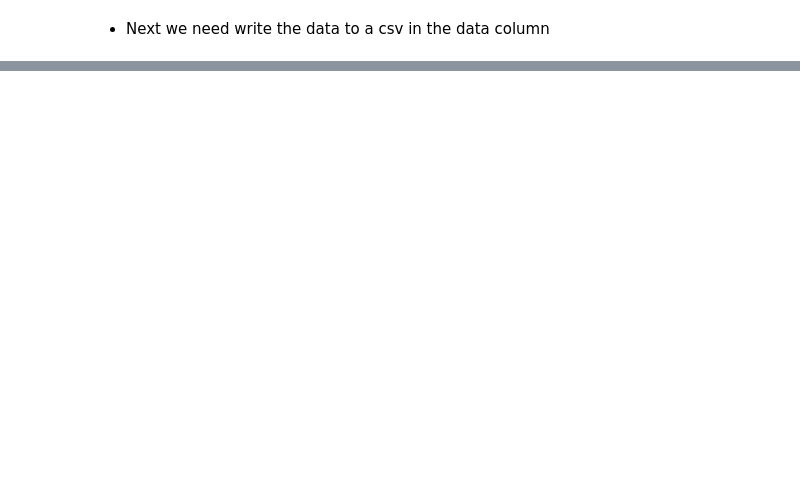
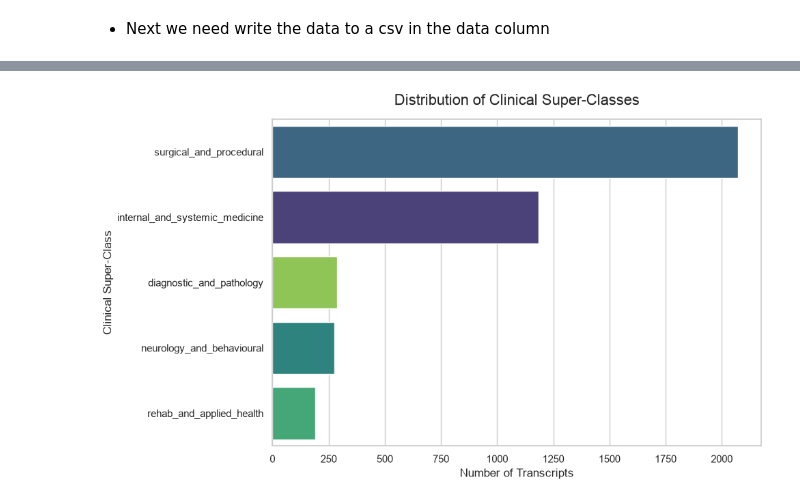
Before and after one commit to Simon-Kimanzi/Eneza-Data-Science-Residential-training-2026, a Jupyter notebook: project_5/src/data_cleaning.ipynb, the cells around one changed output, grey strips where cells are left out. Drawn from its saved outputs; the diff is of its cells as text; code cells hidden in the pictures; blank space fills up the shorter version.

Commit message:
created super classes for path 2

```diff
--- a/project_5/src/data_cleaning.ipynb
+++ b/project_5/src/data_cleaning.ipynb
@@ -181,0 +284,6 @@ top_mtsamples.to_csv("../data/top_mtsamples.csv", index=False)
+# %%
+# Filter out the irrelevant structural notes
+super_clinical_mtsamples = mtsamples[~mtsamples['medical_specialty_clean'].isin(irrelevant_labels)].copy()
+
+# Create the new target column by mapping the dictionary to the cleaned column
+super_clinical_mtsamples['clinical_superclass'] = super_clinical_mtsamples['medical_specialty_clean'].map(superclass_mapping)
@@ -181,0 +306,28 @@ top_mtsamples.to_csv("../data/top_mtsamples.csv", index=False)
+# %%
+sns.set_theme(style="whitegrid")
+
+# Initialize the matplotlib figure
+plt.figure(figsize=(10, 6))
+
+# Create a horizontal count plot, ordered from largest to smallest class
+ax = sns.countplot(
+    data=super_clinical_mtsamples,
+    y='clinical_superclass',
+    hue='clinical_superclass',
+    order=super_clinical_mtsamples['clinical_superclass'].value_counts().index,
+    palette='viridis',
+    legend=False
+)
+
+# Add clear labels and a title
+ax.set_title('Distribution of Clinical Super-Classes', fontsize=16, pad=15)
+ax.set_xlabel('Number of Transcripts', fontsize=12)
+ax.set_ylabel('Clinical Super-Class', fontsize=12)
+
+# Ensure everything fits without being cut off
+plt.tight_layout()
+
+# Display the plot
+plt.show()
+# %% [output]
+[figure, added]
```
Also changed, not shown: parts of 7 cells of this notebook, 2 other files.
